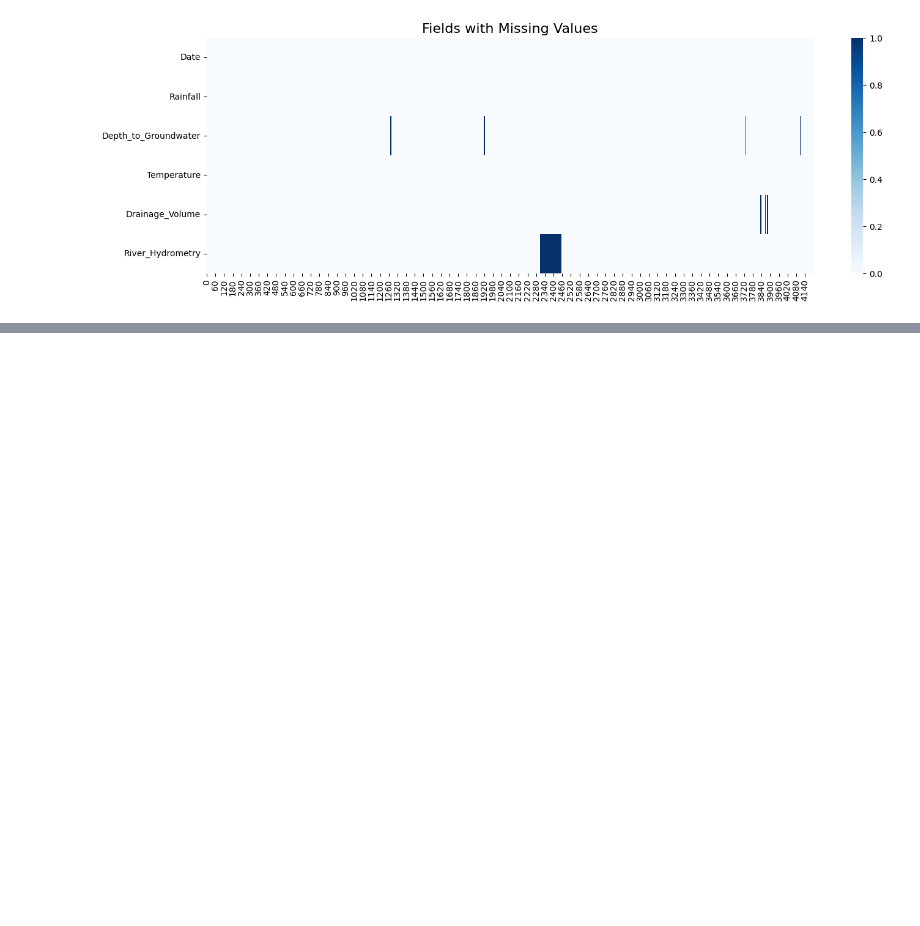
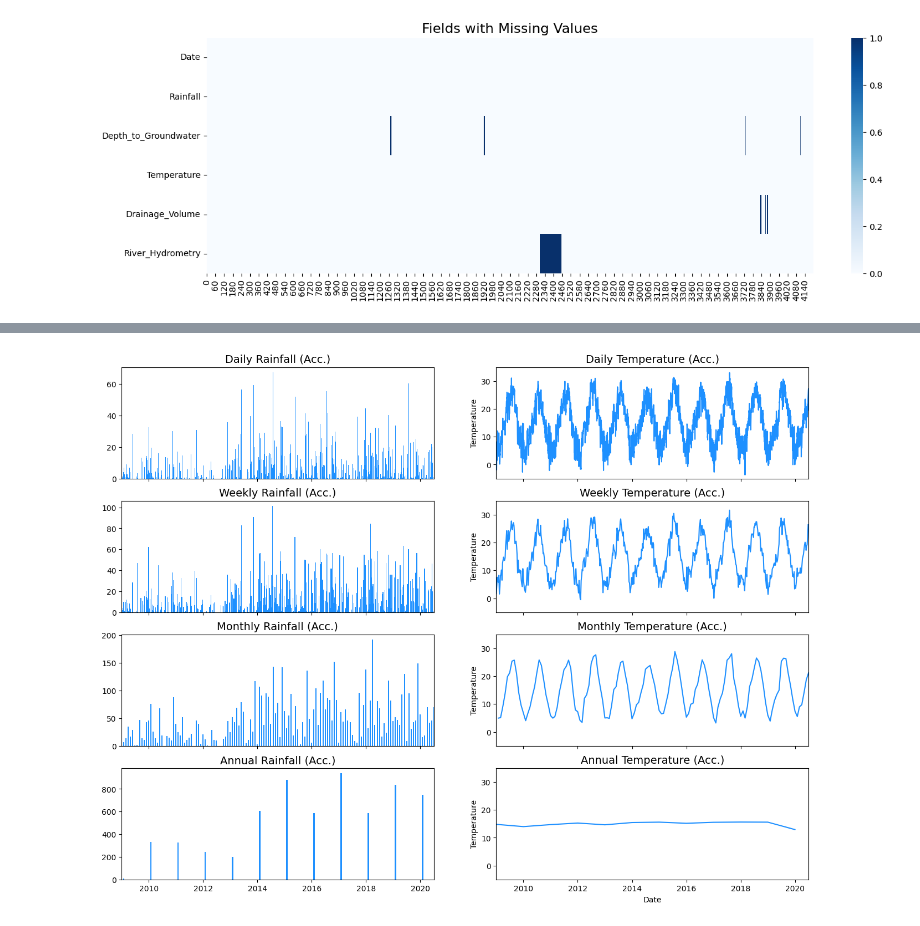
Before and after one commit to sulaiman-shamasna/Introduction-to-Time-series-Forecasting, a Jupyter notebook: notebook_one.ipynb, the cells around one changed output, grey strips where cells are left out. Cells and saved outputs as stored; diff of their text form; code cells hidden in the pictures; blank space fills up the shorter version.

```diff
--- a/notebook_one.ipynb
+++ b/notebook_one.ipynb
@@ -219,0 +250,53 @@ AttributeError: 'YTick' object has no attribute 'label'
+# %%
+df['Drainage_Volume'] = df['Drainage_Volume'].interpolate()
+df['River_Hydrometry'] = df['River_Hydrometry'].interpolate()
+df['Depth_to_Groundwater'] = df['Depth_to_Groundwater'].interpolate()
+# %%
+import matplotlib.pyplot as plt
+import seaborn as sns
+from datetime import date
+
+fig, ax = plt.subplots(ncols=2, nrows=4, sharex=True, figsize=(16,12))
+
+# Plotting Rainfall
+ax[0, 0].bar(df.Date, df.Rainfall, width=5, color='dodgerblue')
+ax[0, 0].set_title('Daily Rainfall (Acc.)', fontsize=14)
+
+resampled_df = df[['Date','Rainfall']].resample('7D', on='Date').sum().reset_index(drop=False)
+ax[1, 0].bar(resampled_df.Date, resampled_df.Rainfall, width=10, color='dodgerblue')
+ax[1, 0].set_title('Weekly Rainfall (Acc.)', fontsize=14)
+
+resampled_df = df[['Date','Rainfall']].resample('M', on='Date').sum().reset_index(drop=False)
+ax[2, 0].bar(resampled_df.Date, resampled_df.Rainfall, width=15, color='dodgerblue')
+ax[2, 0].set_title('Monthly Rainfall (Acc.)', fontsize=14)
+
+resampled_df = df[['Date','Rainfall']].resample('12M', on='Date').sum().reset_index(drop=False)
+ax[3, 0].bar(resampled_df.Date, resampled_df.Rainfall, width=20, color='dodgerblue')
+ax[3, 0].set_title('Annual Rainfall (Acc.)', fontsize=14)
+
+for i in range(4):
+    ax[i, 0].set_xlim([date(2009, 1, 1), date(2020, 6, 30)])
+
+# Plotting Temperature
+sns.lineplot(x=df.Date, y=df.Temperature, color='dodgerblue', ax=ax[0, 1])
+ax[0, 1].set_title('Daily Temperature (Acc.)', fontsize=14)
+
+resampled_df = df[['Date','Temperature']].resample('7D', on='Date').mean().reset_index(drop=False)
+sns.lineplot(x=resampled_df.Date, y=resampled_df.Temperature, color='dodgerblue', ax=ax[1, 1])
+ax[1, 1].set_title('Weekly Temperature (Acc.)', fontsize=14)
+
+resampled_df = df[['Date','Temperature']].resample('M', on='Date').mean().reset_index(drop=False)
+sns.lineplot(x=resampled_df.Date, y=resampled_df.Temperature, color='dodgerblue', ax=ax[2, 1])
+ax[2, 1].set_title('Monthly Temperature (Acc.)', fontsize=14)
+
+resampled_df = df[['Date','Temperature']].resample('365D', on='Date').mean().reset_index(drop=False)
+sns.lineplot(x=resampled_df.Date, y=resampled_df.Temperature, color='dodgerblue', ax=ax[3, 1])
+ax[3, 1].set_title('Annual Temperature (Acc.)', fontsize=14)
+
+for i in range(4):
+    ax[i, 1].set_xlim([date(2009, 1, 1), date(2020, 6, 30)])
+    ax[i, 1].set_ylim([-5, 35])
+
+plt.show()
+# %% [output]
+[figure, added]
```
Also changed, not shown: parts of 3 cells of this notebook.
